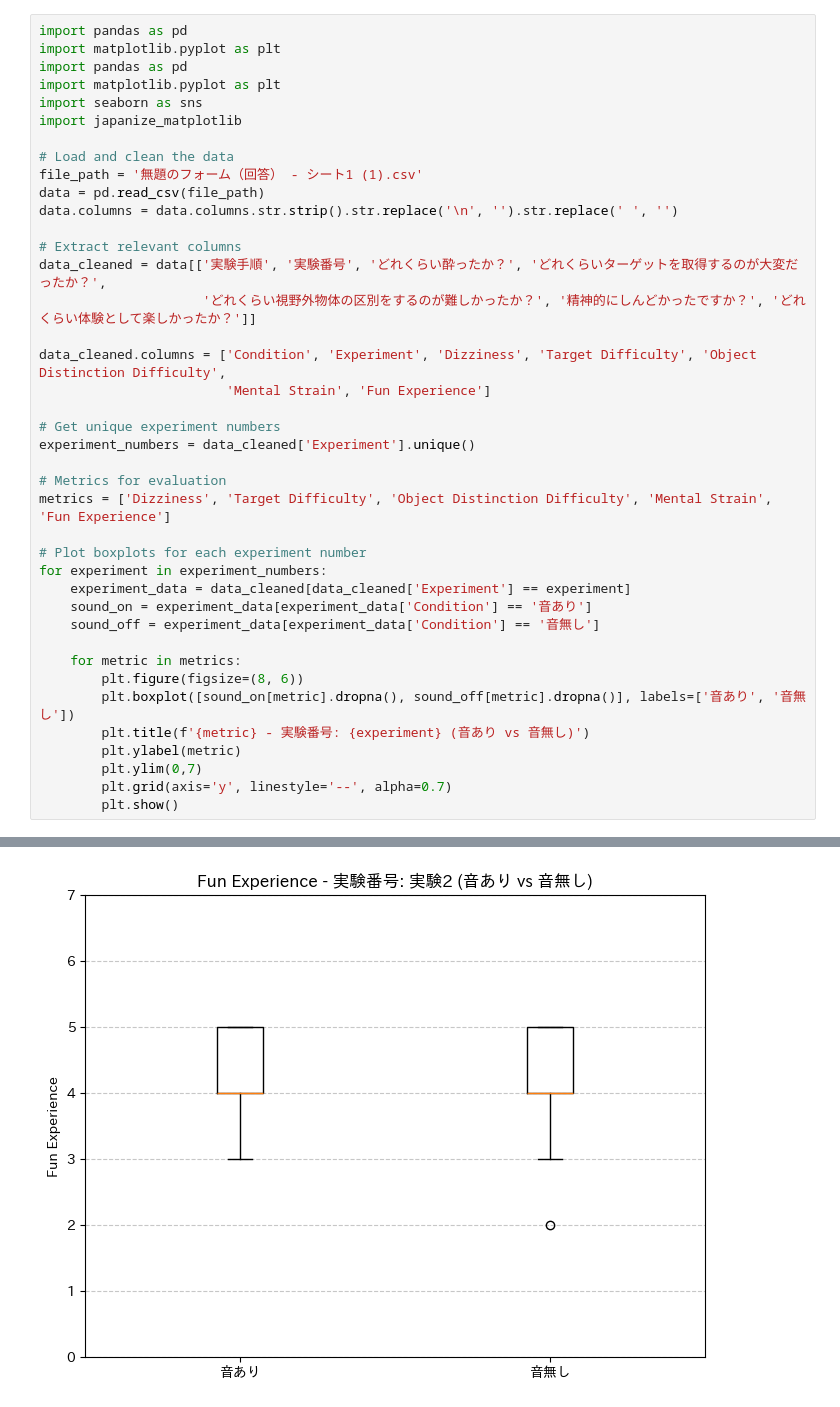
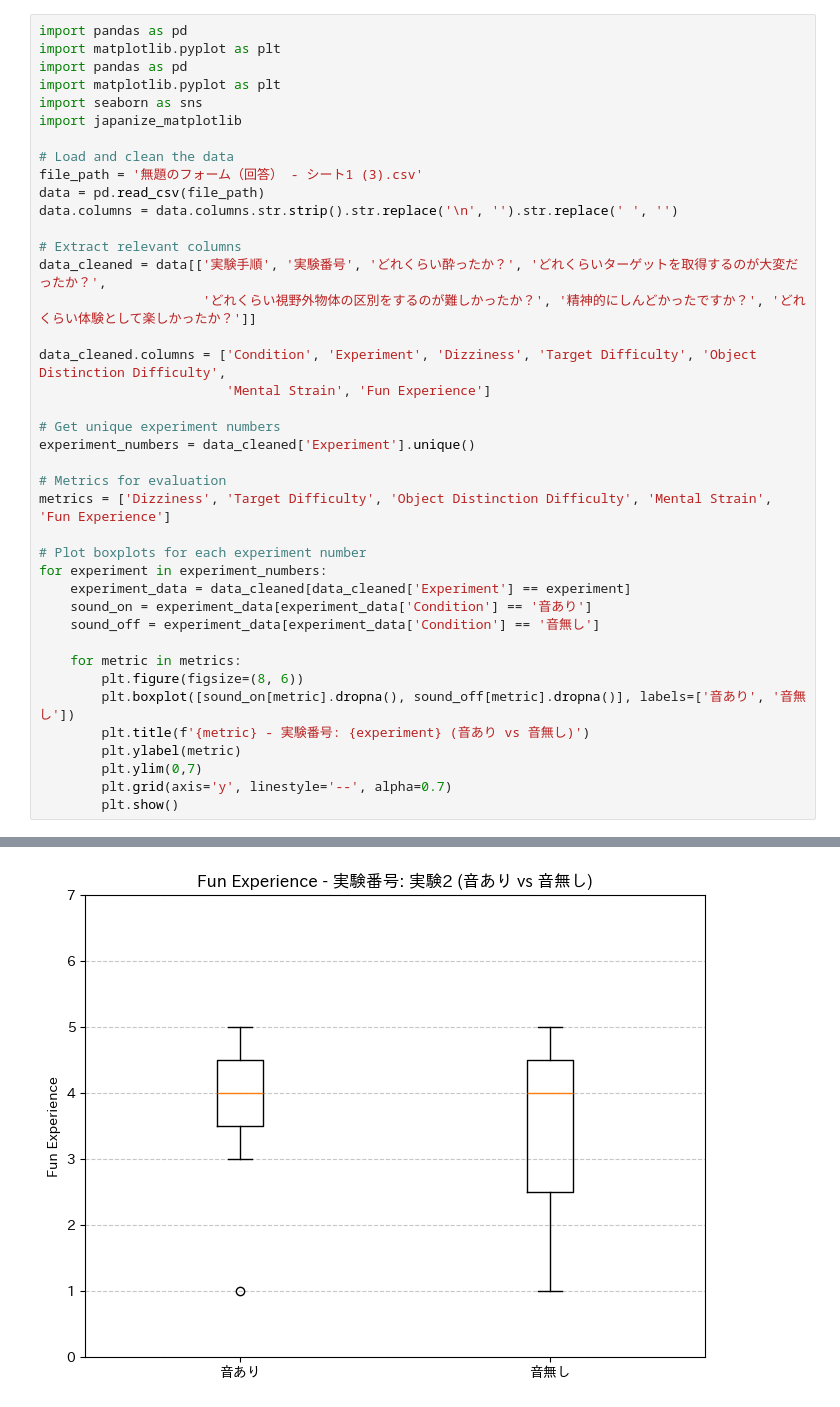
Before and after one commit to takaharayota531/poster-exp-analysis, a Jupyter notebook: 応用実験アンケート/main-questionaire.ipynb, the cells around one changed output, grey strips where cells are left out. Drawn from its saved outputs; the diff is of its cells as text.

```diff
--- a/応用実験アンケート/main-questionaire.ipynb
+++ b/応用実験アンケート/main-questionaire.ipynb
@@ -7,7 +7,7 @@ import seaborn as sns
 import japanize_matplotlib
 
 # Load and clean the data
-file_path = '無題のフォーム（回答） - シート1 (1).csv'
+file_path = '無題のフォーム（回答） - シート1 (3).csv'
 data = pd.read_csv(file_path)
 data.columns = data.columns.str.strip().str.replace('\n', '').str.replace(' ', '')
 
@@ -51 +51 @@ for experiment in experiment_numbers:
-[figure, old version]
+[figure, new version]
```
Also changed, not shown: parts of 1 cell of this notebook, 6 other files.
